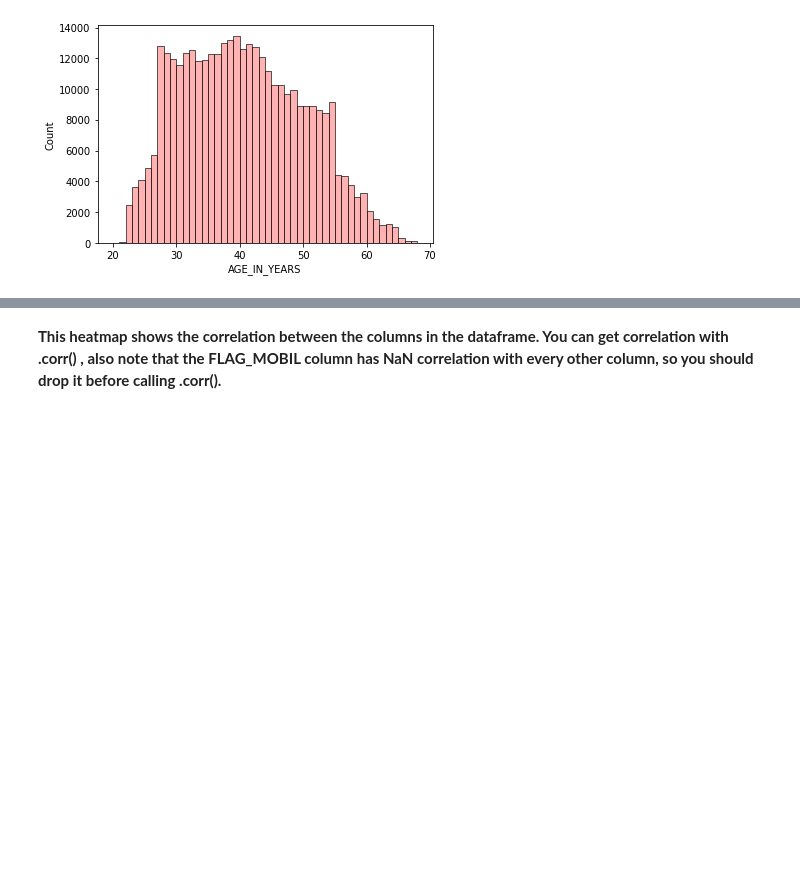
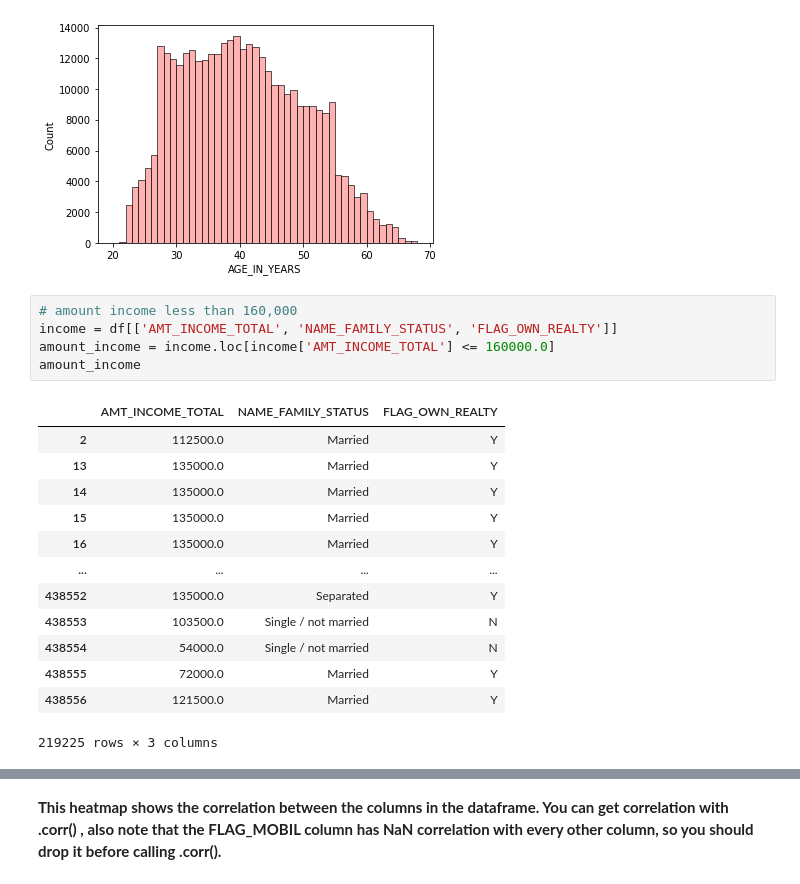
Before and after one commit to Denisse-AB/machine-learning, a Jupyter notebook: Seaborn-Exercise.ipynb, the cells around one changed output, grey strips where cells are left out. Saved outputs shown, nothing was run; the diff lists cells and outputs as text; blank space fills up the shorter version.

```diff
--- a/Seaborn-Exercise.ipynb
+++ b/Seaborn-Exercise.ipynb
@@ -202,6 +202,25 @@ new_table['AGE_IN_YEARS'] = new_table['POSITIVE_BIRTH_DAYS'].apply(lambda num: n
 sns.histplot(data=new_table,x='AGE_IN_YEARS', bins=48, color='#ff9999');
 # %% [output]
 [figure]
+# %%
+# amount income less than 160,000
+income = df[['AMT_INCOME_TOTAL', 'NAME_FAMILY_STATUS', 'FLAG_OWN_REALTY']]
+amount_income = income.loc[income['AMT_INCOME_TOTAL'] <= 160000.0]
+amount_income
+# %% [output]
+|  | AMT_INCOME_TOTAL | NAME_FAMILY_STATUS | FLAG_OWN_REALTY |
+| 2 | 112500.0 | Married | Y |
+| 13 | 135000.0 | Married | Y |
+| 14 | 135000.0 | Married | Y |
+| 15 | 135000.0 | Married | Y |
+| 16 | 135000.0 | Married | Y |
+| ... | ... | ... | ... |
+| 438552 | 135000.0 | Separated | Y |
+| 438553 | 103500.0 | Single / not married | N |
+| 438554 | 54000.0 | Single / not married | N |
+| 438555 | 72000.0 | Married | Y |
+| 438556 | 121500.0 | Married | Y |
+219225 rows × 3 columns
 # %% [markdown]
 -----
 ### TASK: Recreate the Categorical Plot shown below:
```
Also changed, not shown: parts of 5 cells of this notebook.
